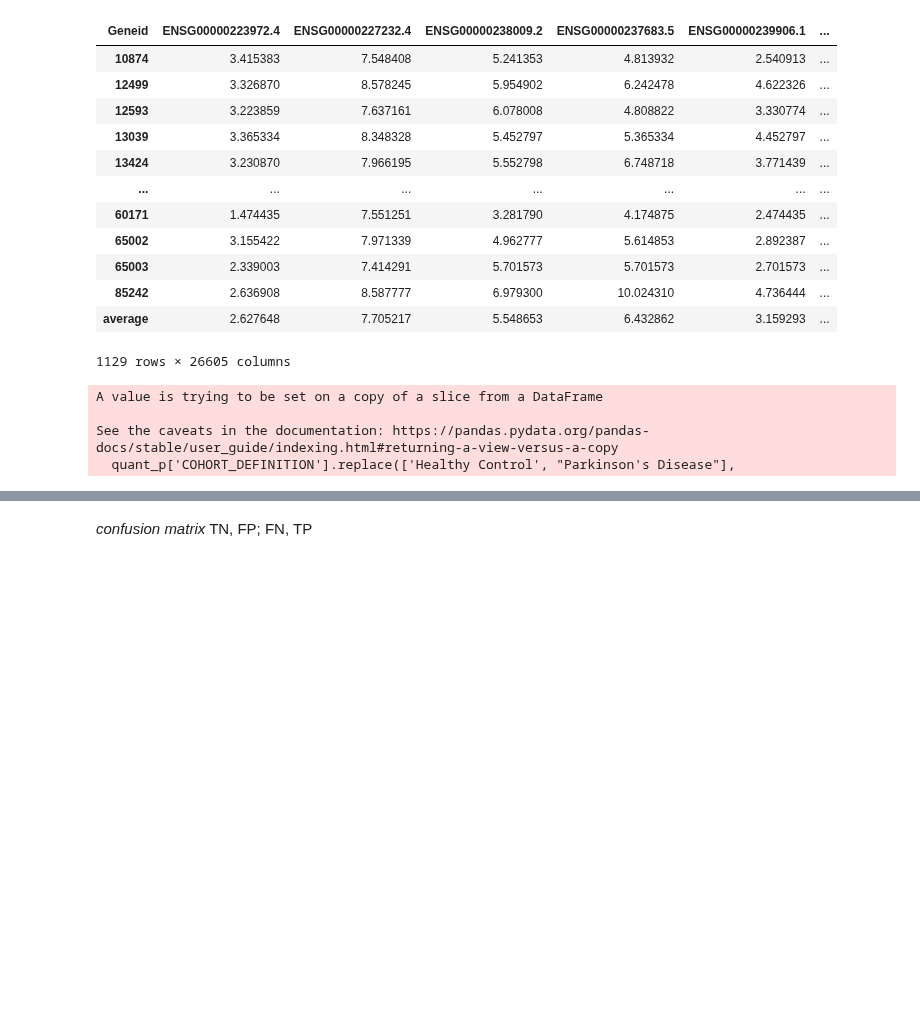
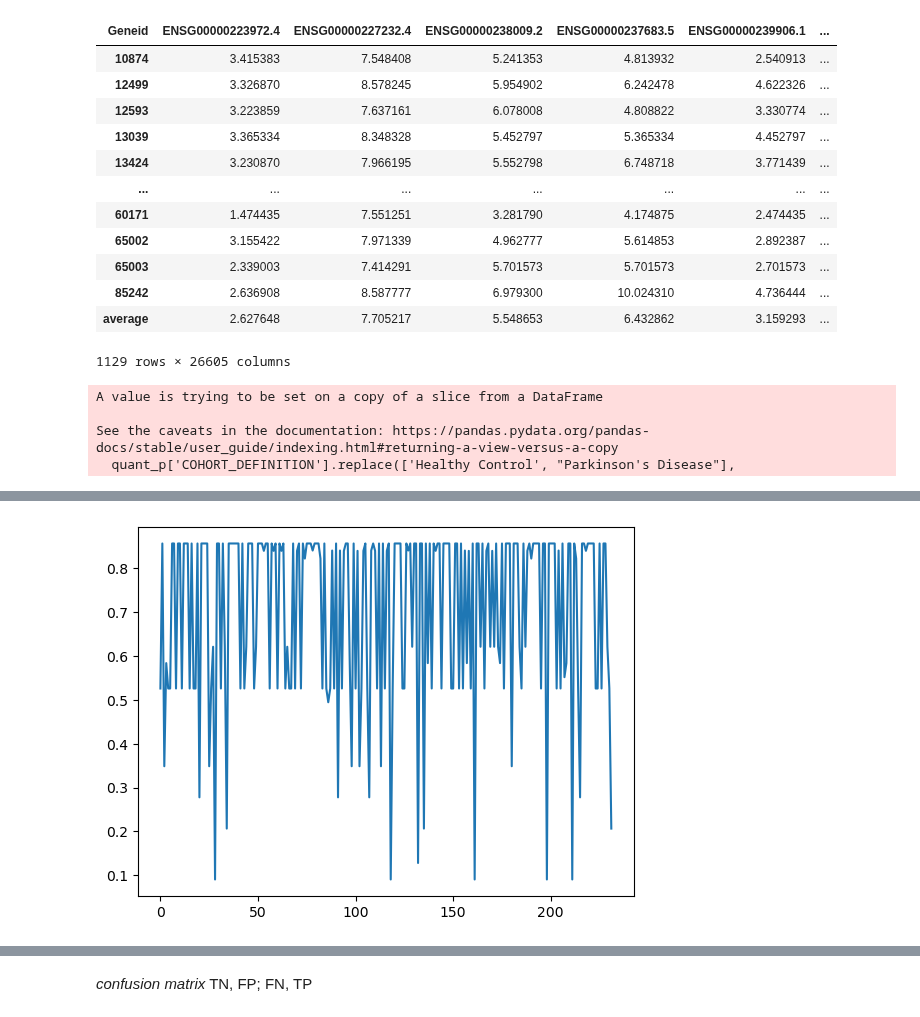
Before and after one commit to zainabnazari/ppmi, a Jupyter notebook: xgboost/logistic_5.ipynb, the cells around one changed output, grey strips where cells are left out. Saved outputs shown, nothing was run; the diff lists cells and outputs as text; code cells hidden in the pictures; blank space fills up the shorter version.

```diff
--- a/xgboost/logistic_5.ipynb
+++ b/xgboost/logistic_5.ipynb
@@ -187,0 +219,2 @@ print(round(g/k,2))
+# %%
+cplr=bst_q.predict_proba(X_testq)[:,1]
@@ -188,3 +271,9 @@ print(round(g/k,2))
+# %%
+import matplotlib.pyplot as plt
+plt.plot(cplr)
+plt.show()
+# %% [output]
+[figure, added]
 # %%
 preds_q
 # %% [output]
```
Also changed, not shown: parts of 11 cells of this notebook, 1 other file.
